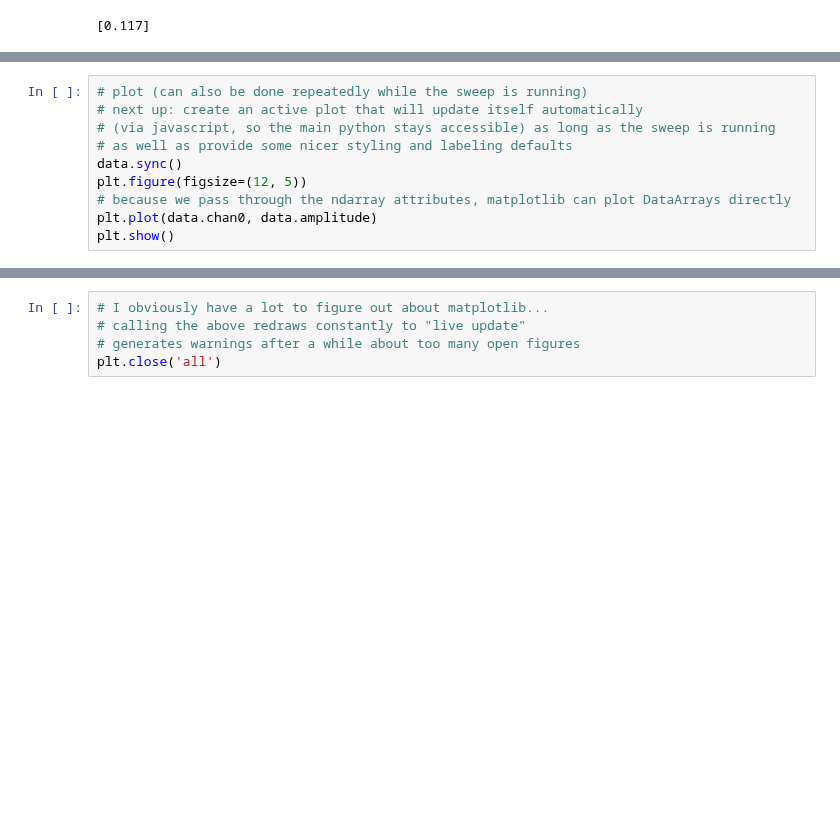
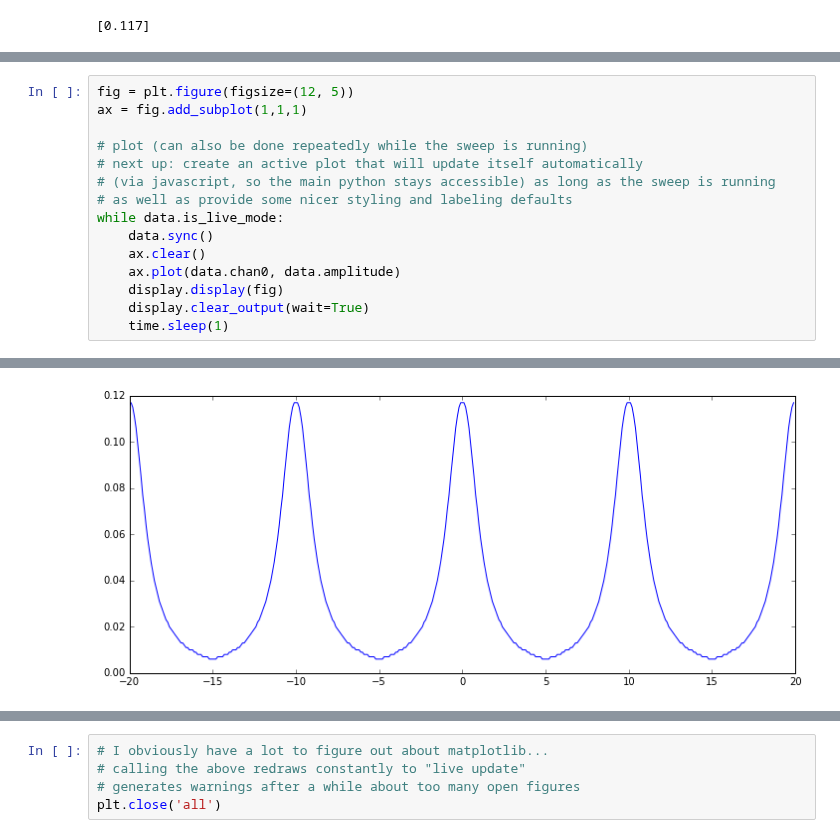
Before and after one commit to ShoosounS47/Qcodes, a Jupyter notebook: Qcodes example.ipynb, the cells around one changed output, grey strips where cells are left out. Cells and saved outputs as stored; diff of their text form; blank space fills up the shorter version.

```diff
--- a/Qcodes example.ipynb
+++ b/Qcodes example.ipynb
@@ -91,13 +93,18 @@ data.arrays
           nan,   nan,   nan,   nan,   nan,   nan,   nan,   nan,   nan,
           nan,   nan,   nan,   nan])}
 # %%
+fig = plt.figure(figsize=(12, 5))
+ax = fig.add_subplot(1,1,1)
+
 # plot (can also be done repeatedly while the sweep is running)
 # next up: create an active plot that will update itself automatically
 # (via javascript, so the main python stays accessible) as long as the sweep is running
 # as well as provide some nicer styling and labeling defaults
-data.sync()
-plt.figure(figsize=(12, 5))
-# because we pass through the ndarray attributes, matplotlib can plot DataArrays directly
-plt.plot(data.chan0, data.amplitude)
-plt.show()
+while data.is_live_mode:
+    data.sync()
+    ax.clear()
+    ax.plot(data.chan0, data.amplitude)
+    display.display(fig)
+    display.clear_output(wait=True)
+    time.sleep(1)
 # %% [output]
@@ -106,3 +111,4 @@ plt.show()
+[figure, added]
 # %%
 data2 = q.Loop(c1[-15:15:1], 0.1).loop(c0[-15:12:.5], 0.01).each(
     meter.amplitude, # first measurement, at c2=0 -> amplitude_0 bcs it's action 0
```
Also changed, not shown: parts of 12 cells of this notebook, 1 other file.
